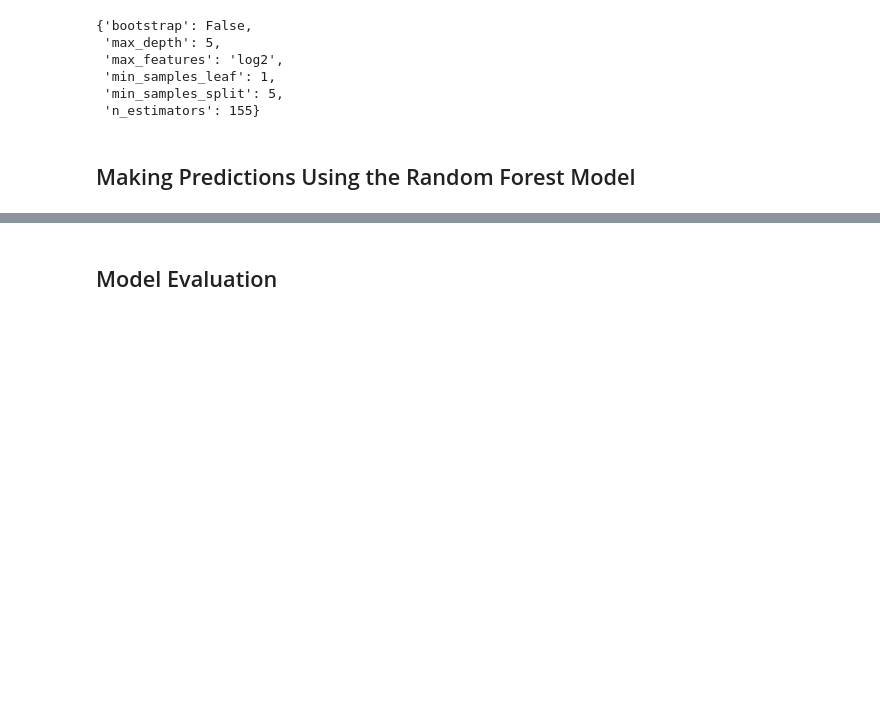
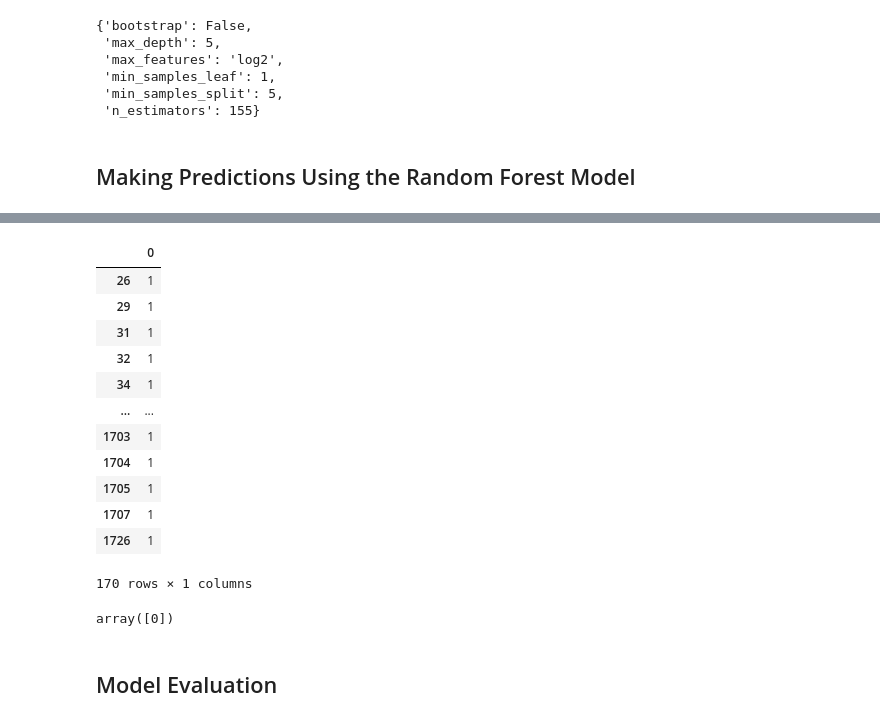
Before and after one commit to bill-leang/project4_group3_health_ml, a Jupyter notebook: OC Trial/heart_explore-Oormi.ipynb, the cells around one changed output, grey strips where cells are left out. Drawn from its saved outputs; the diff is of its cells as text; code cells hidden in the pictures; blank space fills up the shorter version.

```diff
--- a/OC Trial/heart_explore-Oormi.ipynb
+++ b/OC Trial/heart_explore-Oormi.ipynb
@@ -182,3 +201,24 @@ prediction_threshold = (predictions [:,1] >= 0.47).astype('int')
+# %%
+df_p = pd.DataFrame(prediction_threshold)
+df_p.index
+# %% [output]
+|  | 0 |
+| 26 | 1 |
+| 29 | 1 |
+| 31 | 1 |
+| 32 | 1 |
+| 34 | 1 |
+| ... | ... |
+| 1703 | 1 |
+| 1704 | 1 |
+| 1705 | 1 |
+| 1707 | 1 |
+| 1726 | 1 |
+170 rows × 1 columns
+# %%
+np.array([X_test.values[0]]
+# %% [output]
+array([0])
 # %% [markdown]
 ## Model Evaluation
 # %%
```
Also changed, not shown: parts of 4 cells of this notebook, 2 other files.
